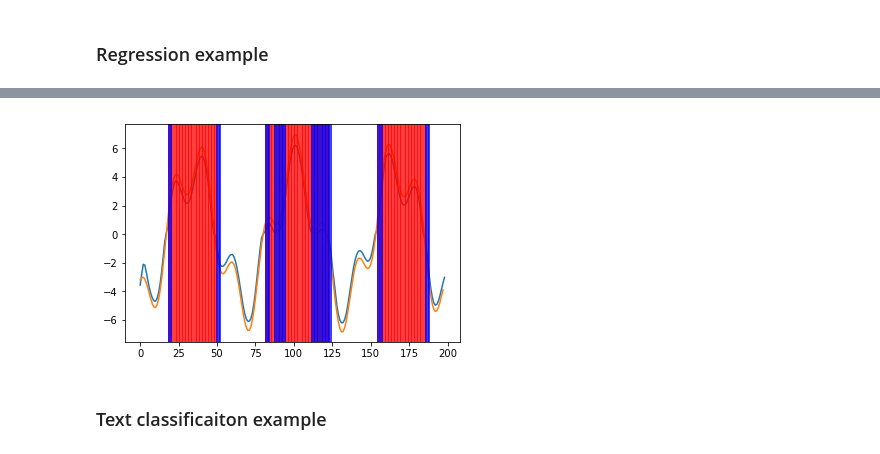
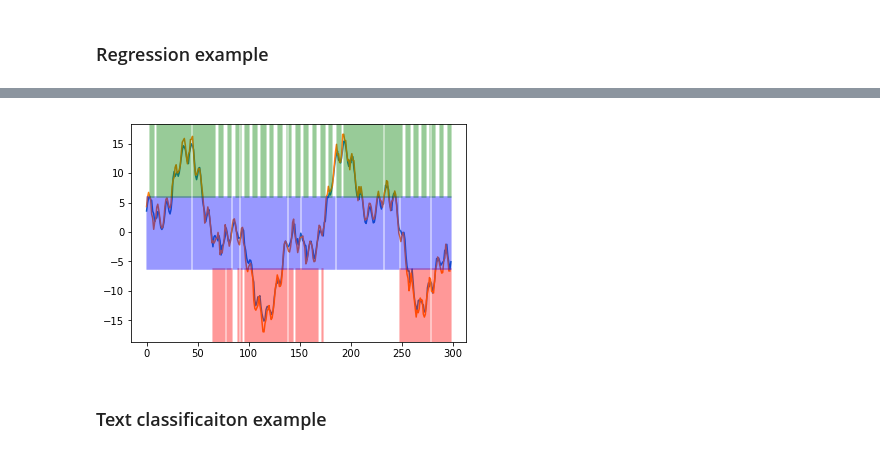
Before and after one commit to nsfinkelstein/hierarchical-rnn, a Jupyter notebook: hmlstm_demo.ipynb, the cells around one changed output, grey strips where cells are left out. Drawn from its saved outputs; the diff is of its cells as text; code cells hidden in the pictures.

```diff
--- a/hmlstm_demo.ipynb
+++ b/hmlstm_demo.ipynb
@@ -82,7 +83,9 @@ loss: 15.645
 saving variables...
+# %%
+batch_num = 3
 # %%
-boundaries = network.predict_boundaries(test_batches_in[0][0])
-print(boundaries)
+boundaries = network.predict_boundaries(test_batches_in[batch_num][0])
+print(boundaries[0])
 # %% [output]
 loading variables...
 INFO:tensorflow:Restoring parameters from ./hmlstm.ckpt
@@ -104,6 +107,17 @@ INFO:tensorflow:Restoring parameters from ./hmlstm.ckpt
+# %%
+# test that indicators are valid
+# TODO: figure out why first element is sometimes invalid
+b = boundaries[0]
+for l in range(1, len(b)):
+    for i in range(1, len(b[0])):
+        if b[l][i] == 1.:
+            if b[l][i - 1] == 0.\
+            and b[l - 1][i] == 0. \
+            and b[l - 1][i - 1] == 0.:
+                print(l, i)
+                raise ValueError("Something's not right")
 # %%
-predictions = network.predict(test_batches_in[0][0])
-print(predictions)
+predictions = network.predict(test_batches_in[batch_num][0])
 # %% [output]
 loading variables...
 INFO:tensorflow:Restoring parameters from ./hmlstm.ckpt
@@ -125,12 +124,12 @@ INFO:tensorflow:Restoring parameters from ./hmlstm.ckpt
 # %%
 plt.plot(predictions.flatten())
-plt.plot(test_batches_in[0][0][1:])
+plt.plot(test_batches_in[batch_num][0][1:])
 
 colors = ['r', 'b', 'g', 'o']
 for l, layer in enumerate(boundaries[0]):
-    # TODO: Better layout for timesteps when multiple indicators fire
     for i, indicator in enumerate(layer):
         if indicator == 1.:
-            plt.axvline(i, color=colors[l]);
+            p = 1 / len(boundaries[0])
+            plt.axvline(i, color=colors[l], ymin=(p*l), ymax=(p*(l + 1)), alpha=.3)
 # %% [output]
-[figure, old version]
+[figure, new version]
```
Also changed, not shown: parts of 8 cells of this notebook.
